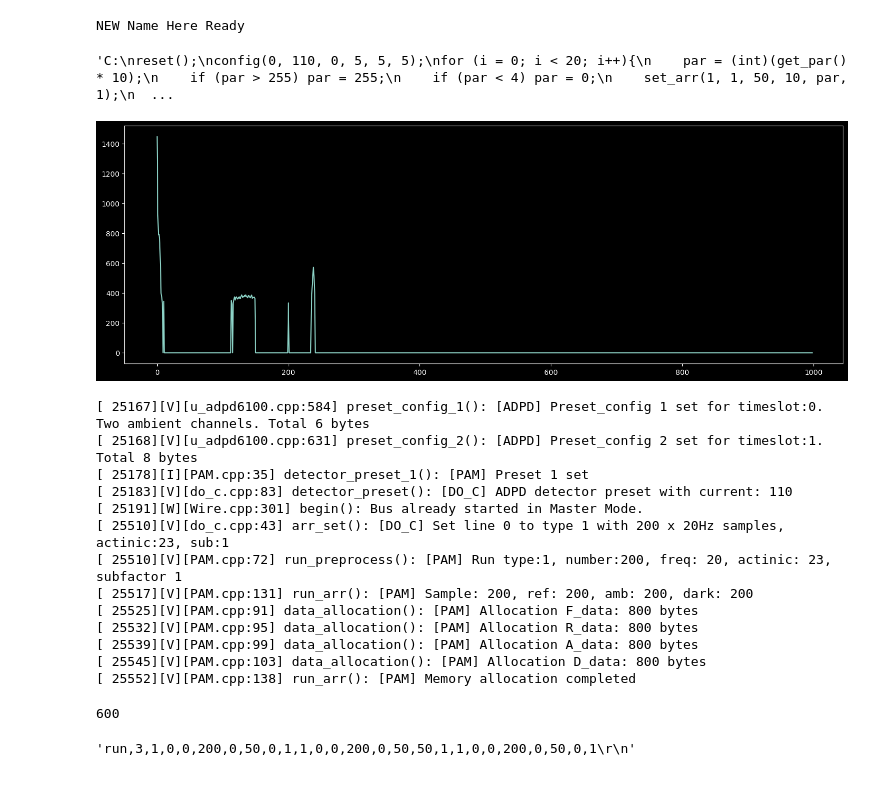
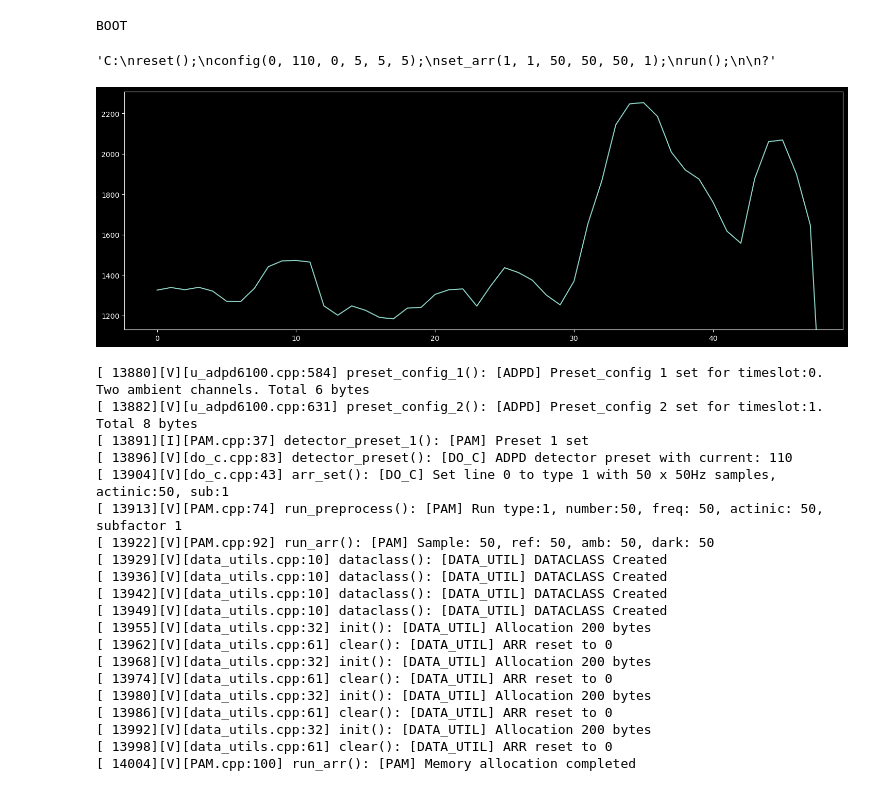
Before and after one commit to Jan-IngenHousz-Institute/ambit, a Jupyter notebook: sender.ipynb, the cells around one changed output. Drawn from its saved outputs; the diff is of its cells as text; code cells hidden in the pictures.

```diff
--- a/sender.ipynb
+++ b/sender.ipynb
@@ -7,34 +7,30 @@ from IPython.display import clear_output, display
 
 plt.style.use('dark_background')
 # %%
-with serial.Serial("COM26", 115200, rtscts=False) as ser:
+with serial.Serial("COM4", 115200, rtscts=False) as ser:
     ser.write(b'hello\n')
     l = ser.readline().decode()
     print(l)
 # %% [output]
-NEW Name Here Ready
+BOOT
 # %%
 cmd = '''
 reset();
 config(0, 110, 0, 5, 5, 5);
-for (i = 0; i < 20; i++){
-    par = (int)(get_par() * 5);
-    if (par > 255) par = 255;
-    if (par < 4) par = 0;
-    set_arr(1, 1, 50, 10, par, 1);
-    run();
-}
+set_arr(1, 1, 50, 50, 50, 1);
+run();
+
 '''
 
 cmd_str = "C:" + cmd + "?"
 cmd_str
 # %% [output]
-'C:\nreset();\nconfig(0, 110, 0, 5, 5, 5);\nfor (i = 0; i < 20; i++){\n    par = (int)(get_par() * 10);\n    if (par > 255) par = 255;\n    if (par < 4) par = 0;\n    set_arr(1, 1, 50, 10, par, 1);\n  ...
+'C:\nreset();\nconfig(0, 110, 0, 5, 5, 5);\nset_arr(1, 1, 50, 50, 50, 1);\nrun();\n\n?'
 # %%
 fig, ax = plt.subplots(1, 1, figsize = (18, 6))
 line = ax.plot([])[0]
 outputs = ""
-with serial.Serial("COM26", 115200) as ser:
+with serial.Serial("COM4", 115200) as ser:
     start_timer = time.time()
     ser.write(cmd_str.encode())
     arr = []
@@ -46,69 +42,54 @@ with serial.Serial("COM26", 115200) as ser:
             l = ser.readline().decode().strip()
             if l[0] == '[':
                 outputs += l + "\n"
             elif l[0].isdigit() and l[-1].isdigit():
                 if l.count(',') == 3:
                     _arr = np.fromstring(l, sep = ',', dtype=int).tolist()
                     arr.append(_arr)
                 else:
                     print(l)
             else:
                 print(l)
         else:
             if (len(arr) - last_update_length > 1) and (time.time() - last_update_time > .01):
                 plot_arr = np.array(arr)
                 line.set_data(np.arange(plot_arr.shape[0]), plot_arr[:, 0])
                 ax.autoscale_view(True, True)
                 ax.relim()
 
                 last_update_length = len(arr)
                 last_update_time = time.time()
                 display(fig)
                 clear_output(wait=True)
 
                 plt.pause(0.0001)
             else:
                 time.sleep(0.2)
 
 
 plt.show()
 # %% [output]
-[figure, old version]
+[figure, new version]
 # %%
 print(outputs)
 # %% [output]
-[ 25167][V][u_adpd6100.cpp:584] preset_config_1(): [ADPD] Preset_config 1 set for timeslot:0. Two ambient channels. Total 6 bytes
-[ 25168][V][u_adpd6100.cpp:631] preset_config_2(): [ADPD] Preset_config 2 set for timeslot:1. Total 8 bytes
-[ 25178][I][PAM.cpp:35] detector_preset_1(): [PAM] Preset 1 set
-[ 25183][V][do_c.cpp:83] detector_preset(): [DO_C] ADPD detector preset with current: 110
-[ 25191][W][Wire.cpp:301] begin(): Bus already started in Master Mode.
-[ 25510][V][do_c.cpp:43] arr_set(): [DO_C] Set line 0 to type 1 with 200 x 20Hz samples, actinic:23, sub:1
-[ 25510][V][PAM.cpp:72] run_preprocess(): [PAM] Run type:1, number:200, freq: 20, actinic: 23, subfactor 1
-[ 25517][V][PAM.cpp:131] run_arr(): [PAM] Sample: 200, ref: 200, amb: 200, dark: 200
-[ 25525][V][PAM.cpp:91] data_allocation(): [PAM] Allocation F_data: 800 bytes
-[ 25532][V][PAM.cpp:95] data_allocation(): [PAM] Allocation R_data: 800 bytes
-[ 25539][V][PAM.cpp:99] data_allocation(): [PAM] Allocation A_data: 800 bytes
-[ 25545][V][PAM.cpp:103] data_allocation(): [PAM] Allocation D_data: 800 bytes
-[ 25552][V][PAM.cpp:138] run_arr(): [PAM] Memory allocation completed
+[ 13880][V][u_adpd6100.cpp:584] preset_config_1(): [ADPD] Preset_config 1 set for timeslot:0. Two ambient channels. Total 6 bytes
+[ 13882][V][u_adpd6100.cpp:631] preset_config_2(): [ADPD] Preset_config 2 set for timeslot:1. Total 8 bytes
+[ 13891][I][PAM.cpp:37] detector_preset_1(): [PAM] Preset 1 set
+[ 13896][V][do_c.cpp:83] detector_preset(): [DO_C] ADPD detector preset with current: 110
+[ 13904][V][do_c.cpp:43] arr_set(): [DO_C] Set line 0 to type 1 with 50 x 50Hz samples, actinic:50, sub:1
+[ 13913][V][PAM.cpp:74] run_preprocess(): [PAM] Run type:1, number:50, freq: 50, actinic: 50, subfactor 1
+[ 13922][V][PAM.cpp:92] run_arr(): [PAM] Sample: 50, ref: 50, amb: 50, dark: 50
+[ 13929][V][data_utils.cpp:10] dataclass(): [DATA_UTIL] DATACLASS Created
+[ 13936][V][data_utils.cpp:10] dataclass(): [DATA_UTIL] DATACLASS Created
+[ 13942][V][data_utils.cpp:10] dataclass(): [DATA_UTIL] DATACLASS Created
+[ 13949][V][data_utils.cpp:10] dataclass(): [DATA_UTIL] DATACLASS Created
+[ 13955][V][data_utils.cpp:32] init(): [DATA_UTIL] Allocation 200 bytes
+[ 13962][V][data_utils.cpp:61] clear(): [DATA_UTIL] ARR reset to 0
+[ 13968][V][data_utils.cpp:32] init(): [DATA_UTIL] Allocation 200 bytes
+[ 13974][V][data_utils.cpp:61] clear(): [DATA_UTIL] ARR reset to 0
+[ 13980][V][data_utils.cpp:32] init(): [DATA_UTIL] Allocation 200 bytes
+[ 13986][V][data_utils.cpp:61] clear(): [DATA_UTIL] ARR reset to 0
+[ 13992][V][data_utils.cpp:32] init(): [DATA_UTIL] Allocation 200 bytes
+[ 13998][V][data_utils.cpp:61] clear(): [DATA_UTIL] ARR reset to 0
+[ 14004][V][PAM.cpp:100] run_arr(): [PAM] Memory allocation completed
-# %%
-2*256+88
-# %% [output]
-600
-# %%
-arr = [[1, 0, 0, 200, 0, 50, 0, 1],
-       [1, 0, 0, 200, 0, 50, 50, 1],
-       [1, 0, 0, 200, 0, 50, 0, 1]
-       ]
-
-
-arr = np.reshape(arr, (-1, 8)).astype(np.uint8)
-
-cmd_int = [arr.shape[0]] + arr.flatten().tolist()
-cmd_str = "run,"
-for i in cmd_int:
-    cmd_str += str(i)
-    cmd_str += ","
-cmd_str = cmd_str.rstrip(',') + '\r\n'
-cmd_str
-# %% [output]
-'run,3,1,0,0,200,0,50,0,1,1,0,0,200,0,50,50,1,1,0,0,200,0,50,0,1\r\n'
```
Also changed, not shown: parts of 7 cells of this notebook, 6 other files.
